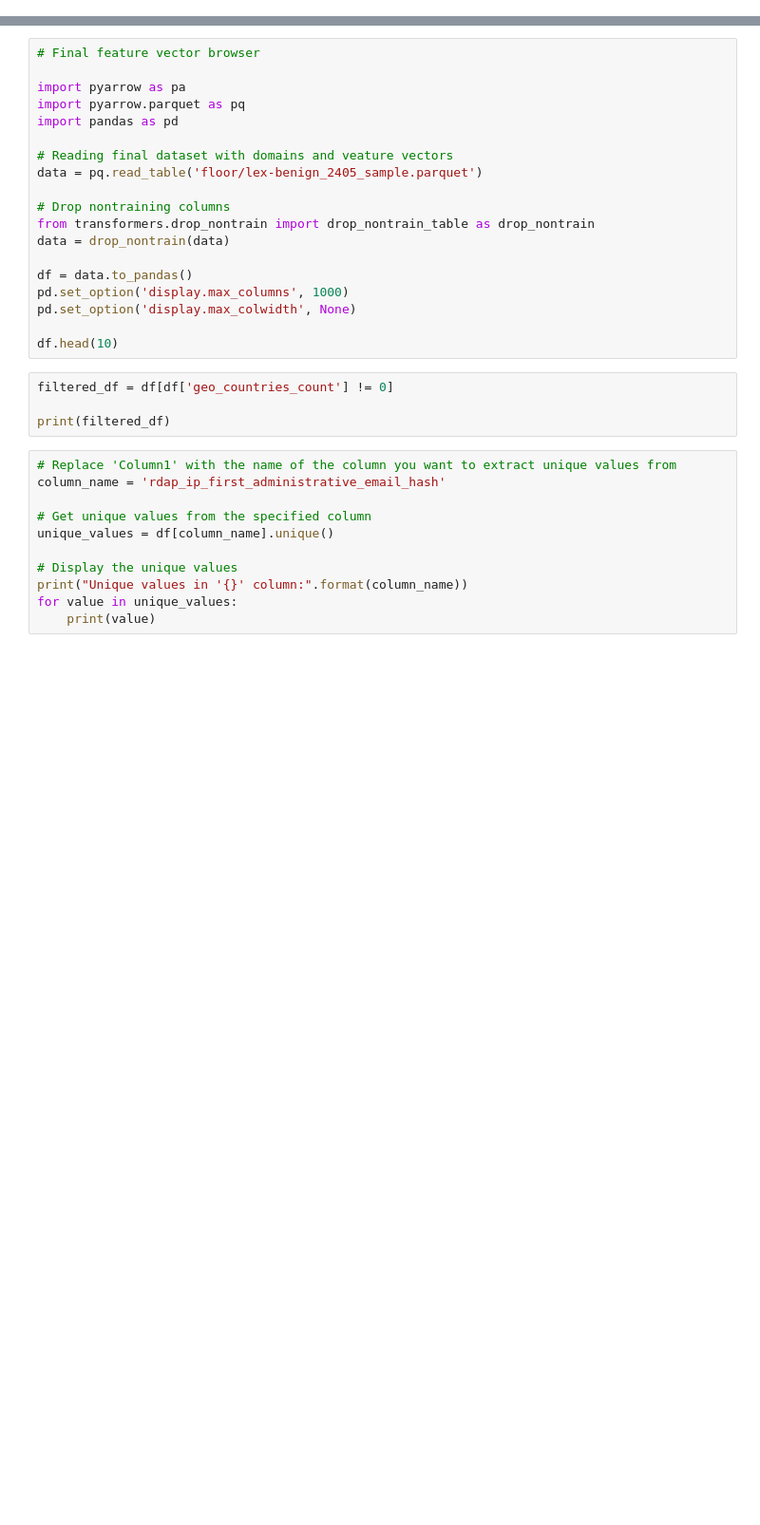
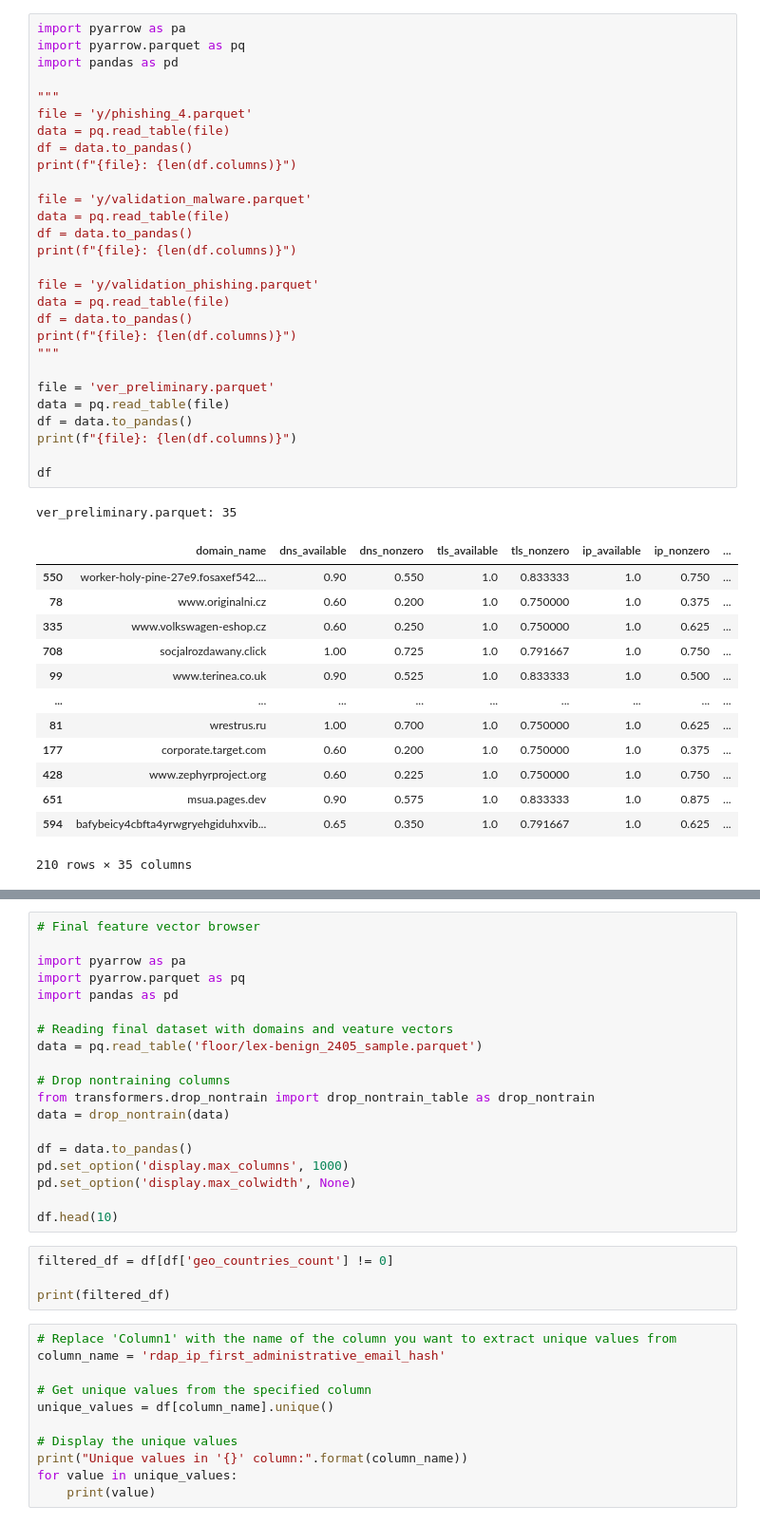
Before and after one commit to nesfit/domainradar-training, a Jupyter notebook: feature-extraction/parquetbrowse.ipynb, the cells around one changed output, grey strips where cells are left out. Shown at 95% size. Drawn from its saved outputs; the diff is of its cells as text; blank space fills up the shorter version.

```diff
--- a/feature-extraction/parquetbrowse.ipynb
+++ b/feature-extraction/parquetbrowse.ipynb
@@ -1,3 +1,46 @@
+# %%
+import pyarrow as pa
+import pyarrow.parquet as pq
+import pandas as pd
+
+"""
+file = 'y/phishing_4.parquet'
+data = pq.read_table(file)
+df = data.to_pandas()
+print(f"{file}: {len(df.columns)}")
+
+file = 'y/validation_malware.parquet'
+data = pq.read_table(file)
+df = data.to_pandas()
+print(f"{file}: {len(df.columns)}")
+
+file = 'y/validation_phishing.parquet'
+data = pq.read_table(file)
+df = data.to_pandas()
+print(f"{file}: {len(df.columns)}")
+"""
+
+file = 'ver_preliminary.parquet'
+data = pq.read_table(file)
+df = data.to_pandas()
+print(f"{file}: {len(df.columns)}")
+
+df
+# %% [output]
+ver_preliminary.parquet: 35
+|  | domain_name | dns_available | dns_nonzero | tls_available | tls_nonzero | ip_available | ip_nonzero | ... |
+| 550 | worker-holy-pine-27e9.fosaxef542.... | 0.90 | 0.550 | 1.0 | 0.833333 | 1.0 | 0.750 | ... |
+| 78 | www.originalni.cz | 0.60 | 0.200 | 1.0 | 0.750000 | 1.0 | 0.375 | ... |
+| 335 | www.volkswagen-eshop.cz | 0.60 | 0.250 | 1.0 | 0.750000 | 1.0 | 0.625 | ... |
+| 708 | socjalrozdawany.click | 1.00 | 0.725 | 1.0 | 0.791667 | 1.0 | 0.750 | ... |
+| 99 | www.terinea.co.uk | 0.90 | 0.525 | 1.0 | 0.833333 | 1.0 | 0.500 | ... |
+| ... | ... | ... | ... | ... | ... | ... | ... | ... |
+| 81 | wrestrus.ru | 1.00 | 0.700 | 1.0 | 0.750000 | 1.0 | 0.625 | ... |
+| 177 | corporate.target.com | 0.60 | 0.200 | 1.0 | 0.750000 | 1.0 | 0.375 | ... |
+| 428 | www.zephyrproject.org | 0.60 | 0.225 | 1.0 | 0.750000 | 1.0 | 0.750 | ... |
+| 651 | msua.pages.dev | 0.90 | 0.575 | 1.0 | 0.833333 | 1.0 | 0.875 | ... |
+| 594 | bafybeicy4cbfta4yrwgryehgiduhxvib... | 0.65 | 0.350 | 1.0 | 0.791667 | 1.0 | 0.625 | ... |
+210 rows × 35 columns
 # %%
 # Cached data browser
 
```
Also changed, not shown: parts of 5 cells of this notebook, 6 other files.
